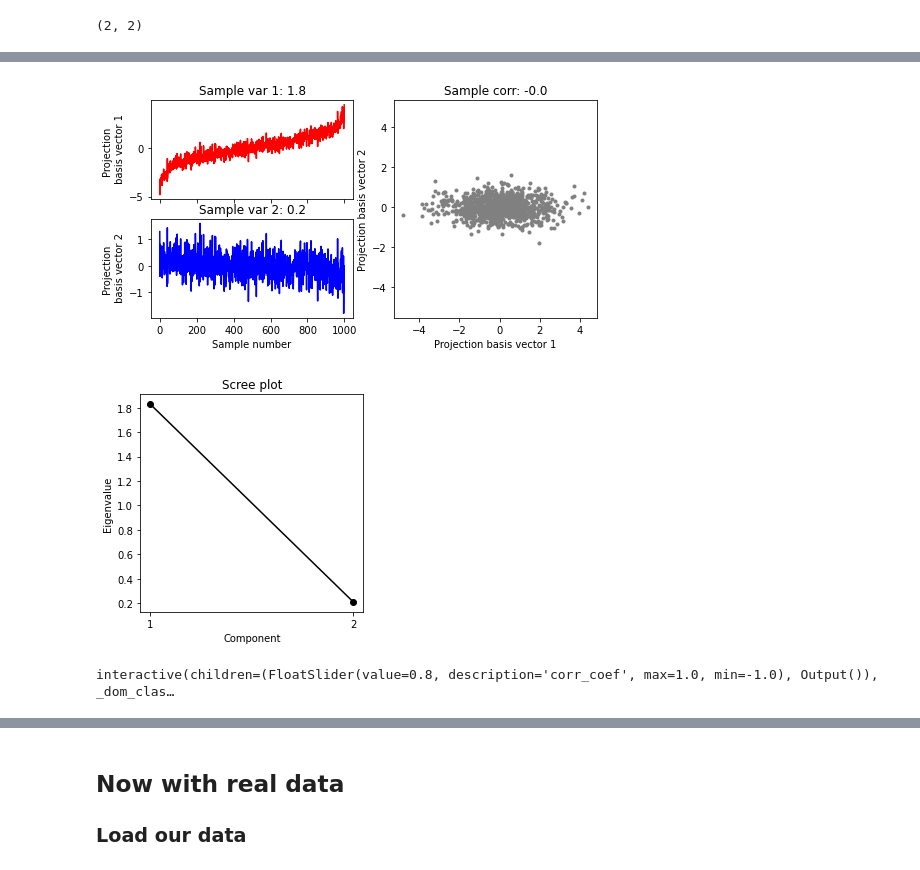
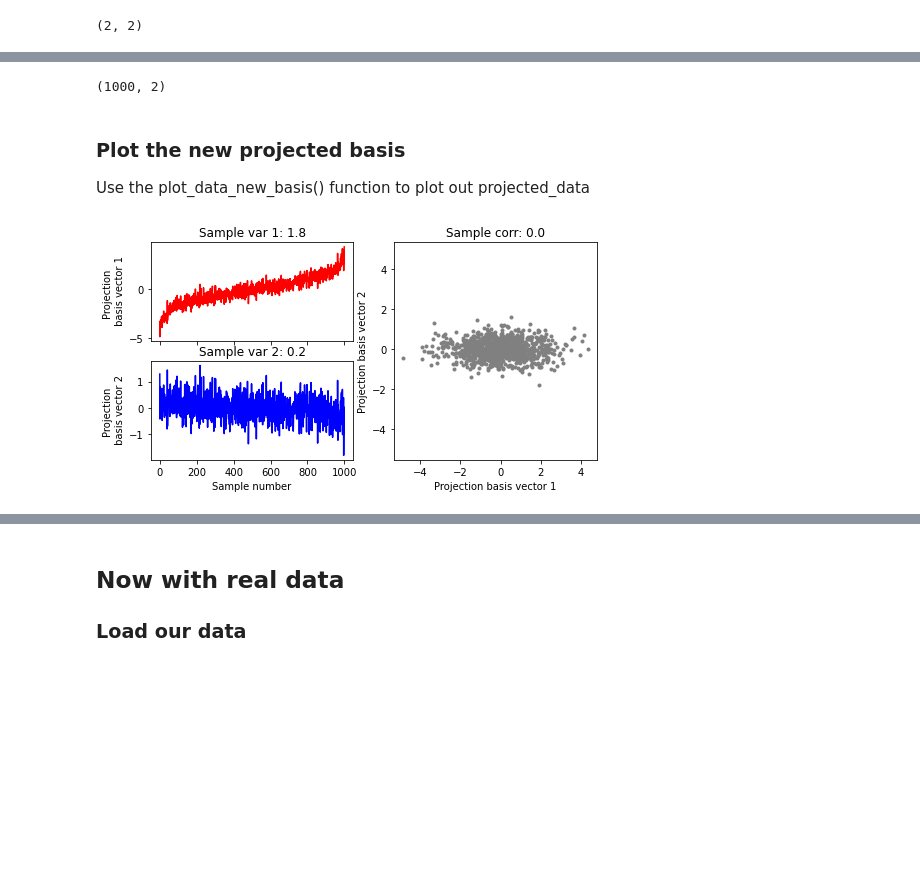
Before and after one commit to svdavid/NEUS642, a Jupyter notebook: notebooks/week7_02-15_PCA/week7_PCA_base.ipynb, the cells around one changed output, grey strips where cells are left out. Cells and saved outputs as stored; diff of their text form; code cells hidden in the pictures; blank space fills up the shorter version.

```diff
--- a/notebooks/week7_02-15_PCA/week7_PCA_base.ipynb
+++ b/notebooks/week7_02-15_PCA/week7_PCA_base.ipynb
@@ -474,12 +402,0 @@ So we can literally project onto a new basis by Doing Matrix multiplication.  So
-# %%
-def change_of_basis(X, W):
-
-  # project data onto new basis described by W
-  Y = np.matmul(X,W)
-
-  return Y
-
-#and then we will plot the data using a custom plot function
-
-Y = change_of_basis(X, W)
-plot_data_new_basis(Y)
@@ -567,17 +538,7 @@ def get_sample_cov_matrix(X):
   return cov_matrix
 # %%
 # We can look at how our sample covariance matrix matches the true covariance matrix.
-
-variance_1 = 1
-variance_2 = 1
-corr_coef = 0.8
-
-np.random.seed(402)  # set random seed
-
-cov_matrix = calculate_cov_matrix(variance_1, variance_2, corr_coef)
+sample_cov_matrix = get_sample_cov_matrix(example_data)
+print(sample_cov_matrix)
 print(cov_matrix)
-
-X = get_data(cov_matrix)
-sample_cov_matrix = get_sample_cov_matrix(X)
-print(sample_cov_matrix)
 # %% [output]
@@ -633,24 +566,15 @@ def pca(X):
-# %%
-# Call the PCA function on X and set output equal to score,evectors,evals.
-#Answer
-score, evectors, evals = pca(X)
-
-plot_data_new_basis(score)
-# %% [output]
-[figure, removed]
-# %%
-plot_eigenvalues(evals)
-# %% [output]
-[figure, removed]
-# %%
-def refresh(corr_coef=.8):
-  cov_matrix = calculate_cov_matrix(variance_1, variance_2, corr_coef)
-  X = get_data(cov_matrix)
-  score, evectors, evals = pca(X)
-  plot_eigenvalues(evals)
-  plot_basis_vectors(X, evectors)
-
-
-_ = widgets.interact(refresh, corr_coef=(-1, 1, .1))
-# %% [output]
-interactive(children=(FloatSlider(value=0.8, description='corr_coef', max=1.0, min=-1.0), Output()), _dom_clas…
+# %%
+#Answer
+projected_data=example_data @ evectors
+projected_data.shape
+# %% [output]
+(1000, 2)
+# %% [markdown]
+### Plot the new projected basis
+Use the plot_data_new_basis() function to plot out projected_data
+# %%
+
+#Answer
+plot_data_new_basis(projected_data)
+# %% [output]
+[figure, added]
```
Also changed, not shown: parts of 45 cells of this notebook.
